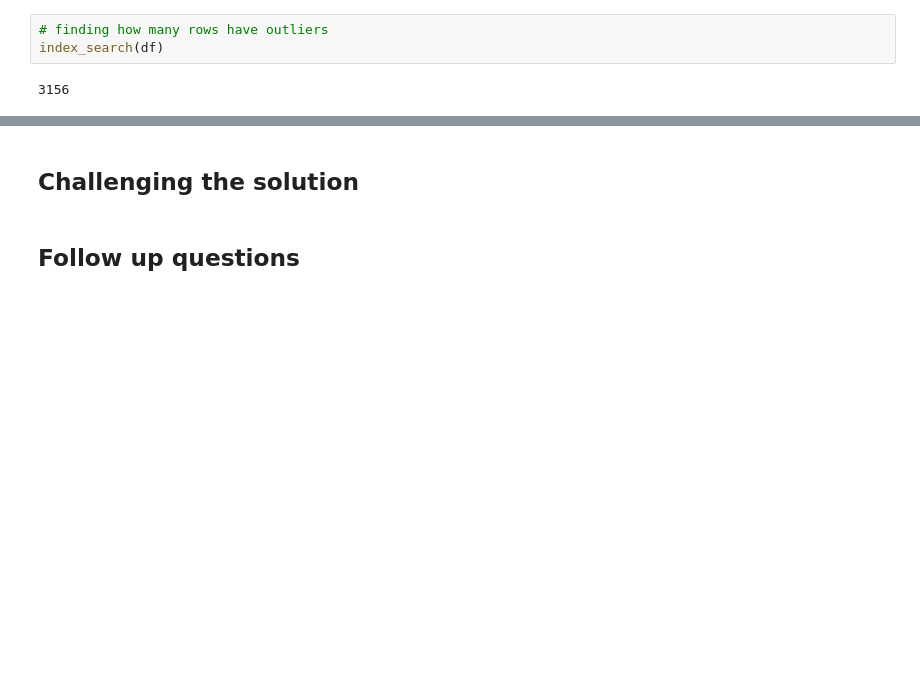
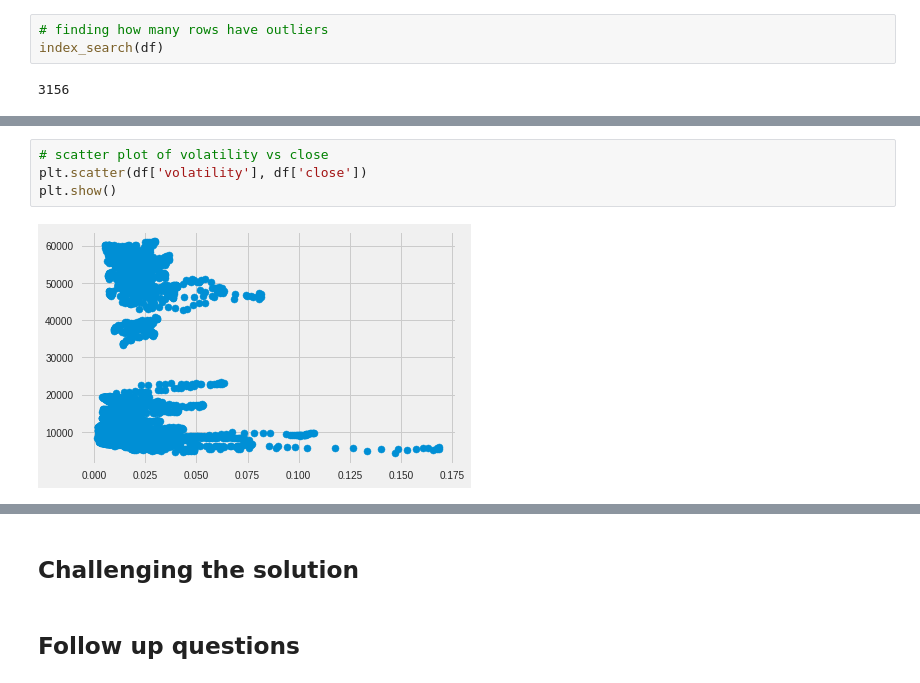
Before and after one commit to MarkNgendo/Cryptocurrency-Price-Prediction, a Jupyter notebook: Cryptocurrency_Price_Prediction.ipynb, the cells around one changed output, grey strips where cells are left out. Saved outputs shown, nothing was run; the diff lists cells and outputs as text; blank space fills up the shorter version.

```diff
--- a/Cryptocurrency_Price_Prediction.ipynb
+++ b/Cryptocurrency_Price_Prediction.ipynb
@@ -382,0 +473,6 @@ index_search(df)
+# %%
+# scatter plot of volatility vs close
+plt.scatter(df['volatility'], df['close'])
+plt.show()
+# %% [output]
+[figure, added]
```
Also changed, not shown: parts of 35 cells of this notebook.
